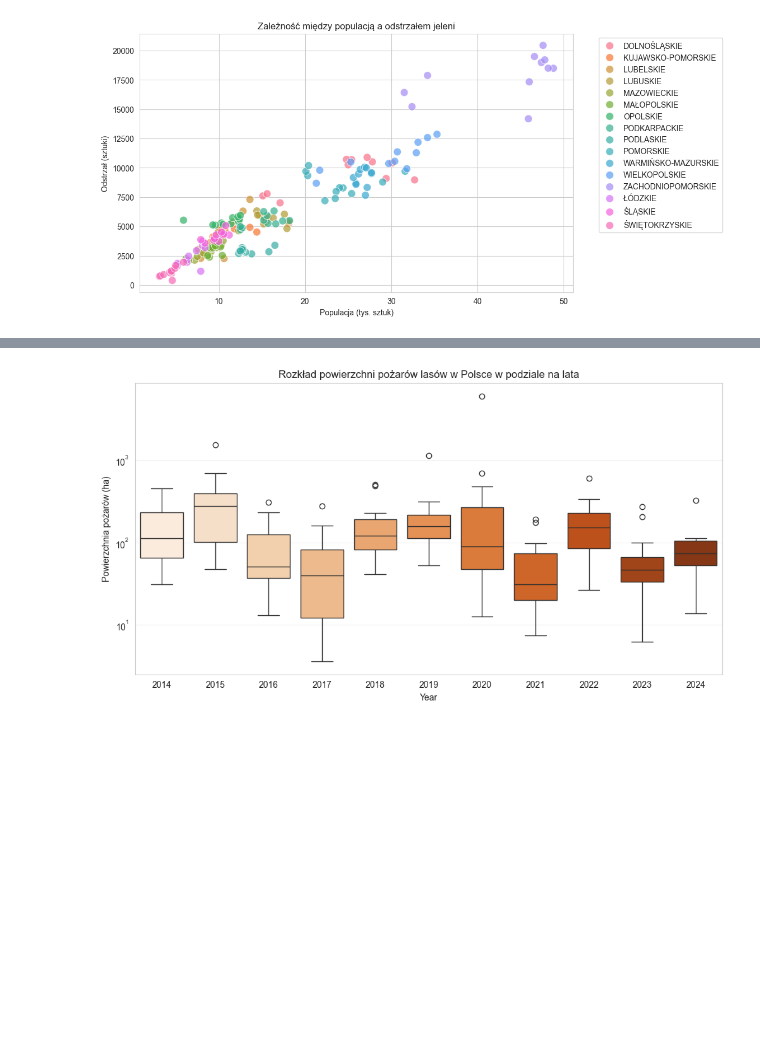
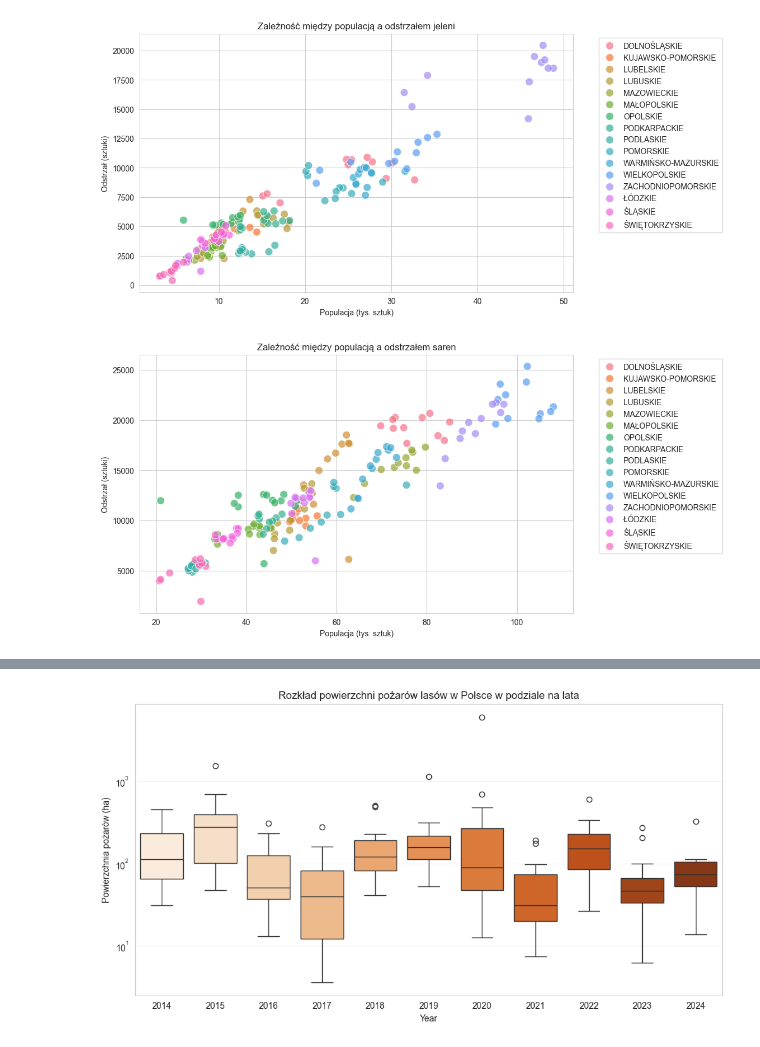
Before and after one commit to edyta02/Analiza-danych-z-R-i-Python---LW, a Jupyter notebook: Projekt.ipynb, the cells around one changed output, grey strips where cells are left out. Saved outputs shown, nothing was run; the diff lists cells and outputs as text; code cells hidden in the pictures; blank space fills up the shorter version.

```diff
--- a/Projekt.ipynb
+++ b/Projekt.ipynb
@@ -1312,3 +1338,14 @@ plt.grid(True)
 plt.show()
 # %% [output]
 [figure]
+# %%
+plt.figure(figsize=(10, 6))
+sns.scatterplot(data=df_combined, x='Sarny (ogółem tys. sztuk)', y='Sarny (odstrzał sztuki)', hue='Region', s=100, alpha=0.7)
+plt.title('Zależność między populacją a odstrzałem saren')
+plt.xlabel('Populacja (tys. sztuk)')
+plt.ylabel('Odstrzał (sztuki)')
+plt.legend(bbox_to_anchor=(1.05, 1), loc='upper left')
+plt.grid(True)
+plt.show()
+# %% [output]
+[figure, added]
```
Also changed, not shown: parts of 22 cells of this notebook, 6 other files.
